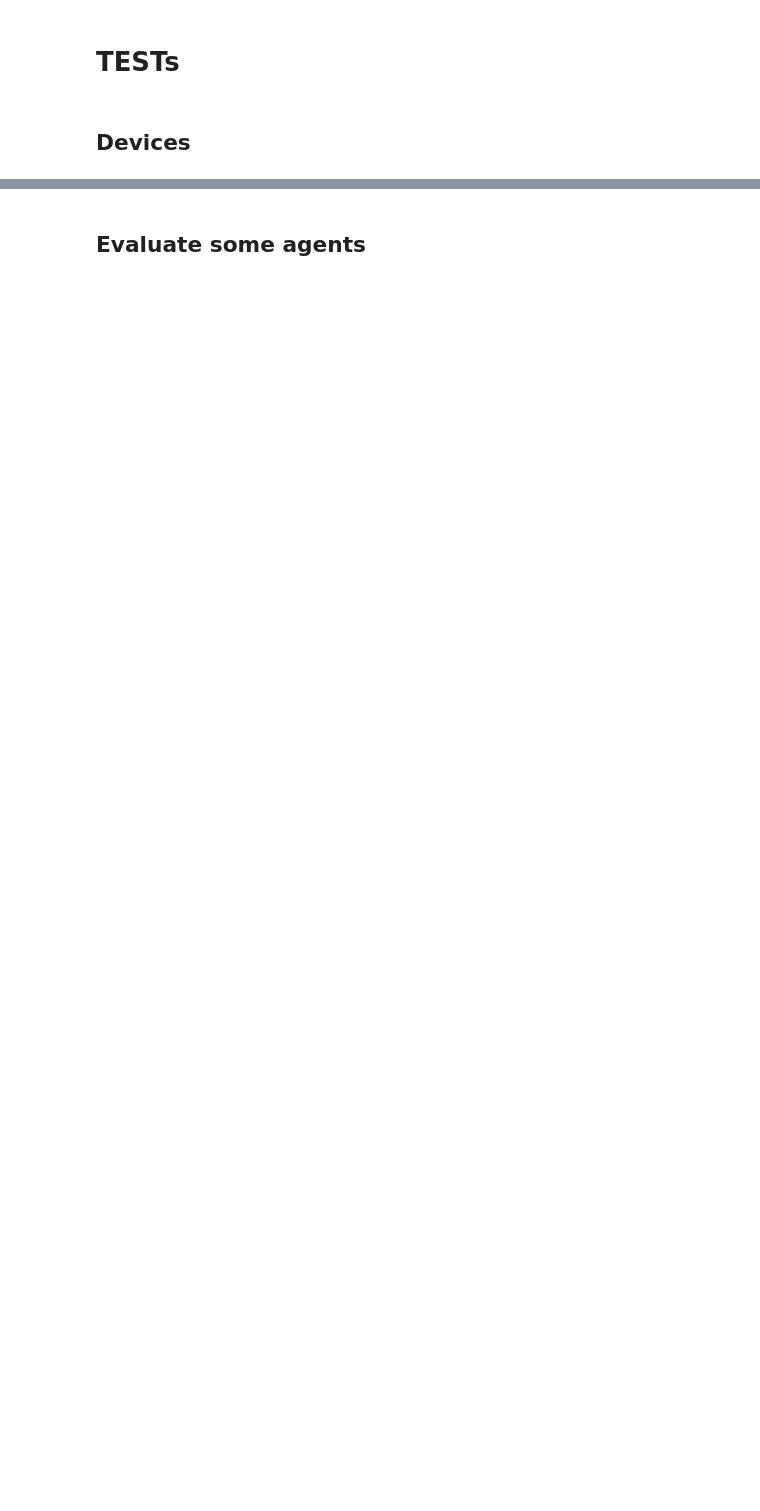
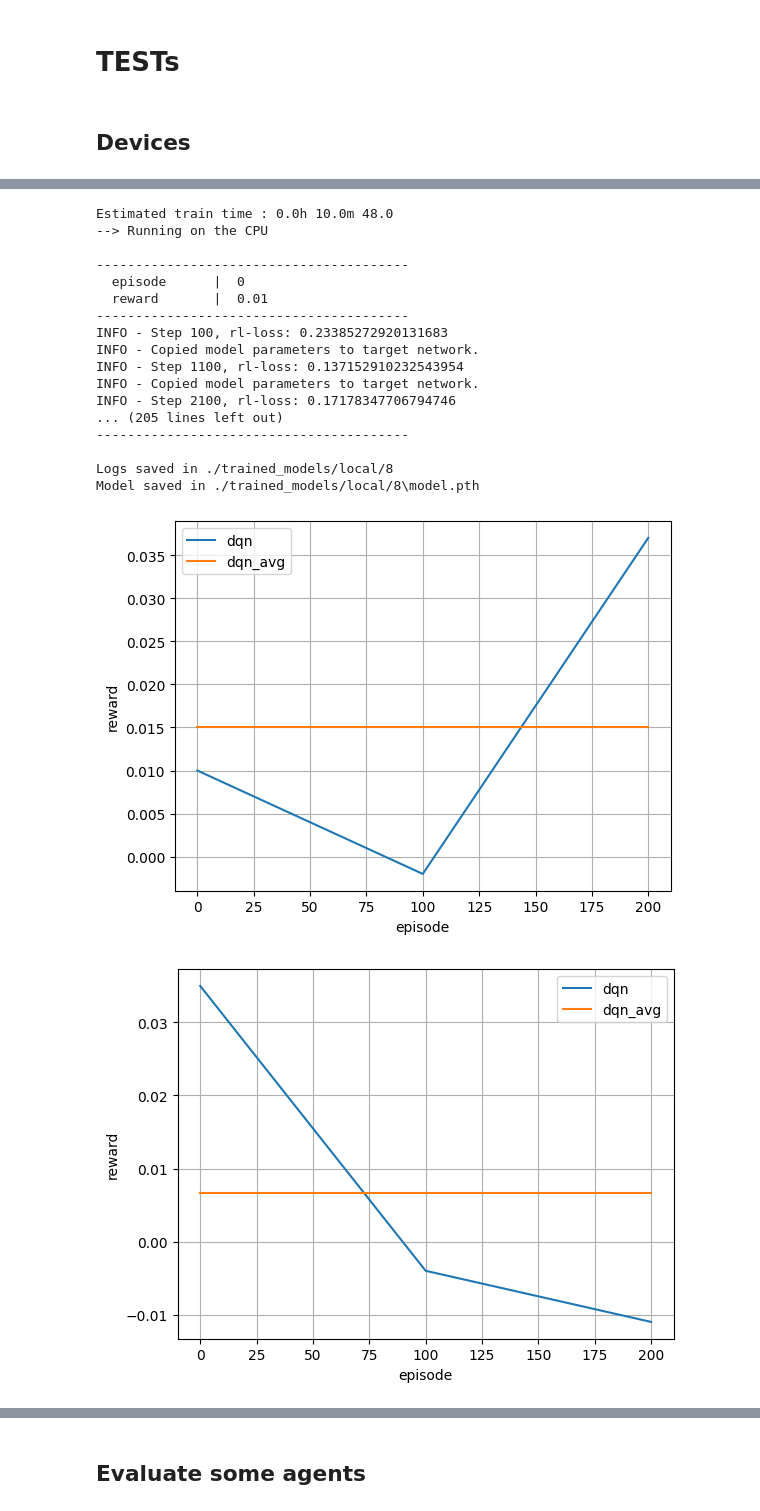
Before and after one commit to Flyns157/SmartCardAI, a Jupyter notebook: test.ipynb, the cells around one changed output, grey strips where cells are left out. Cells and saved outputs as stored; diff of their text form; code cells hidden in the pictures; blank space fills up the shorter version.

```diff
--- a/test.ipynb
+++ b/test.ipynb
@@ -9,0 +15,50 @@ nothing
+# %%
+from agent_manager import train
+import os
+
+basic_size = 32
+layer_architectures = ([1, 1],
+                [2, 2],
+                [3, 3],
+                [1, 1, 1],
+                [1, 1, 1, 1],
+                [1, 2, 1],
+                [2, 3, 2],
+                [3, 2, 1],
+                [1, 2, 3])
+
+layer_architectures = tuple([e * basic_size for e in layer_type] for layer_type in layer_architectures)
+
+resume = False
+
+train_time={'heure': 1,
+            'minute': 0,
+            'seconde': 0}
+
+train_time = train_time['heure'] * 3600 + train_time['minute'] * 60 + train_time['seconde']
+
+estimated_train_time = train_time * 1.2 * len(layer_architectures)
+print(f'Estimated train time : {estimated_train_time//3600}h {estimated_train_time%3600//60}m {estimated_train_time%3600%60}')
+
+for i, layers in enumerate(layer_architectures):
+    train(env_type='uno', algorithm='dqn', seed=42, num_episodes=5000, dir=f'./trained_models/local/{i}', mlp_layers=layers, resume_training=[None,'model.pth'][os.path.exists('./trained_models/local/{0}/model.pth') and resume], max_time=train_time) #
+# %% [output]
+Estimated train time : 0.0h 10.0m 48.0
+--> Running on the CPU
+
+----------------------------------------
+  episode      |  0
+  reward       |  0.01
+----------------------------------------
+INFO - Step 100, rl-loss: 0.23385272920131683
+INFO - Copied model parameters to target network.
+INFO - Step 1100, rl-loss: 0.137152910232543954
+INFO - Copied model parameters to target network.
+INFO - Step 2100, rl-loss: 0.17178347706794746
+... (205 lines left out)
+----------------------------------------
+
+Logs saved in ./trained_models/local/8
+Model saved in ./trained_models/local/8\model.pth
+[figure, added]
+[figure, added]
```
Also changed, not shown: parts of 11 cells of this notebook.
